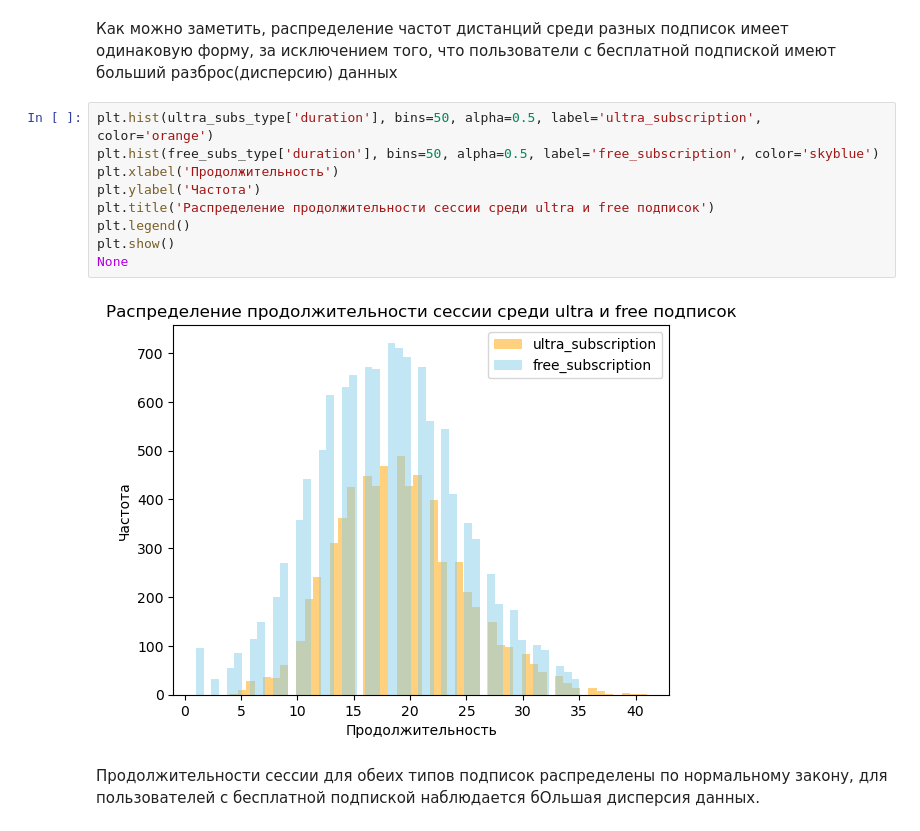
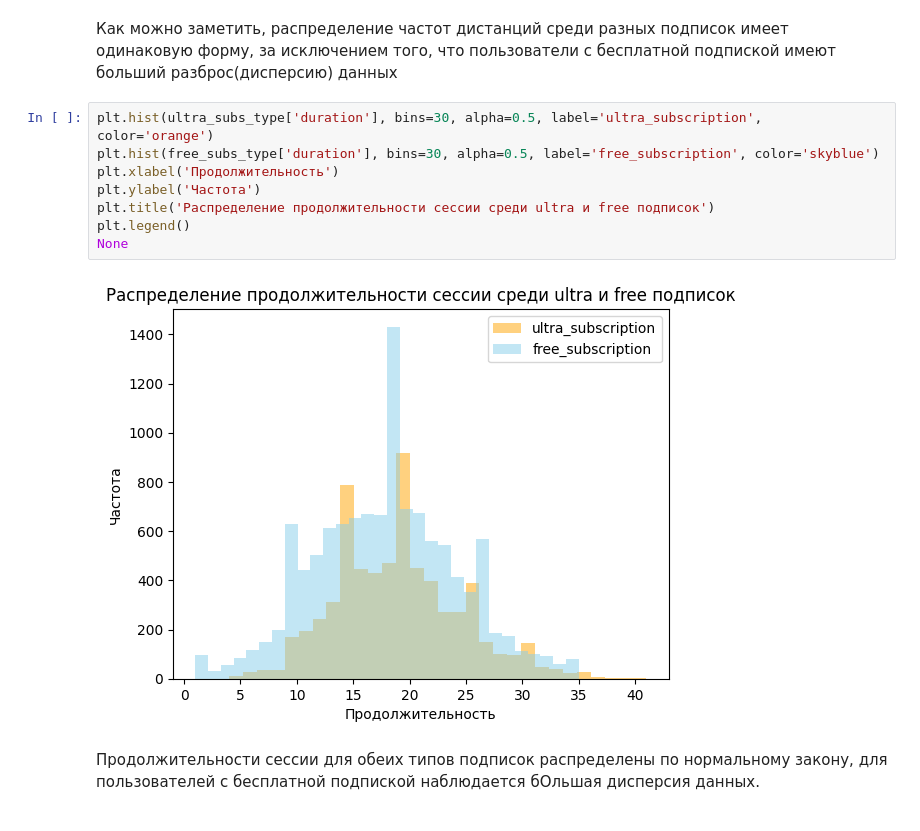
Before and after one commit to ivangolt/yandex_practicum-ds, a Jupyter notebook: 06.usersGo/userGo.ipynb, the cells around one changed output. Drawn from its saved outputs; the diff is of its cells as text.

```diff
--- a/06.usersGo/userGo.ipynb
+++ b/06.usersGo/userGo.ipynb
@@ -406,16 +482,15 @@ None
 # %% [markdown]
 Как можно заметить, распределение частот дистанций среди разных подписок имеет одинаковую форму, за исключением того, что пользователи с бесплатной подпиской имеют больший разброс(дисперсию) данных
 # %%
-plt.hist(ultra_subs_type['duration'], bins=50, alpha=0.5, label='ultra_subscription', color='orange')
-plt.hist(free_subs_type['duration'], bins=50, alpha=0.5, label='free_subscription', color='skyblue')
+plt.hist(ultra_subs_type['duration'], bins=30, alpha=0.5, label='ultra_subscription', color='orange')
+plt.hist(free_subs_type['duration'], bins=30, alpha=0.5, label='free_subscription', color='skyblue')
 plt.xlabel('Продолжительность')
 plt.ylabel('Частота')
 plt.title('Распределение продолжительности сессии среди ultra и free подписок')
 plt.legend()
-plt.show()
 None
 # %% [output]
-[figure, old version]
+[figure, new version]
 # %% [markdown]
 Продолжительности сессии для обеих типов подписок распределены по нормальному закону, для пользователей с бесплатной подпиской наблюдается бОльшая дисперсия данных.
 # %% [markdown]
```
Also changed, not shown: parts of 62 cells of this notebook.
